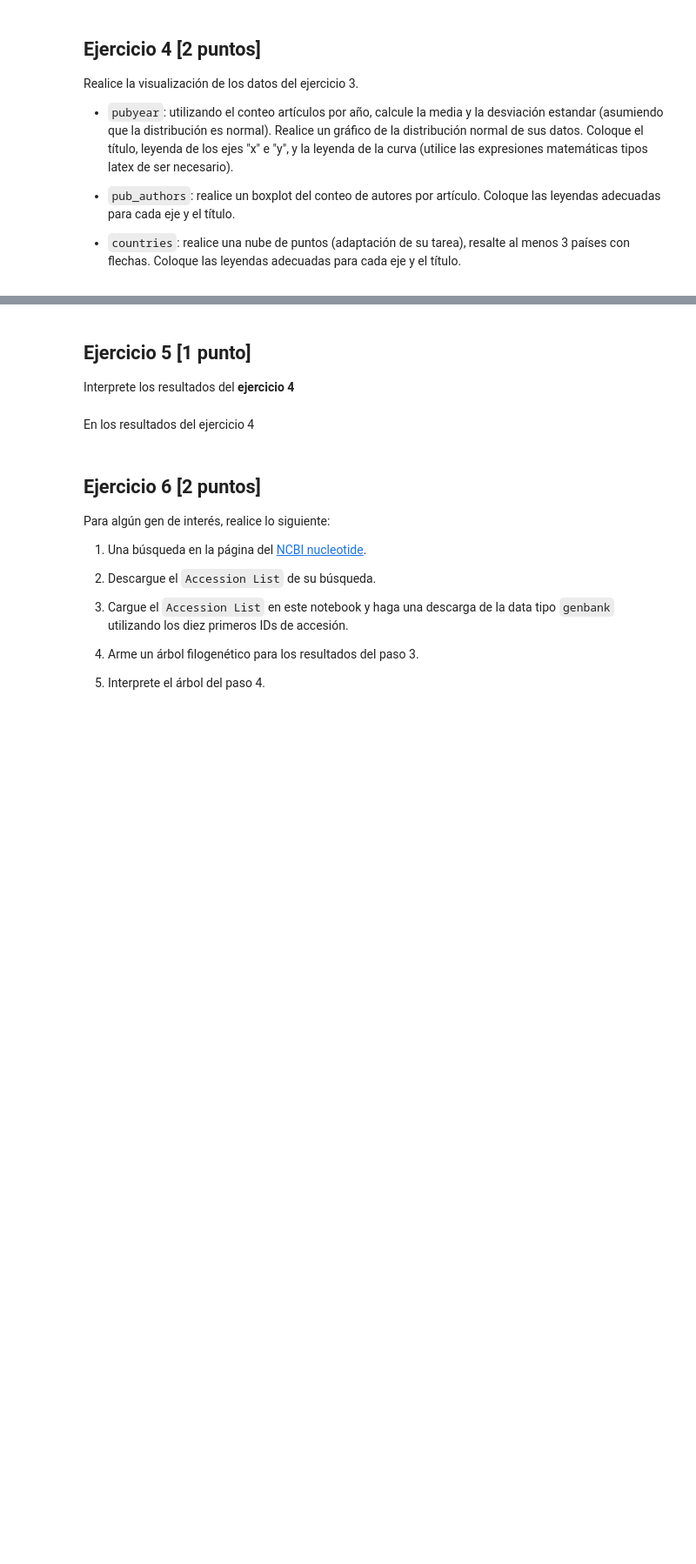
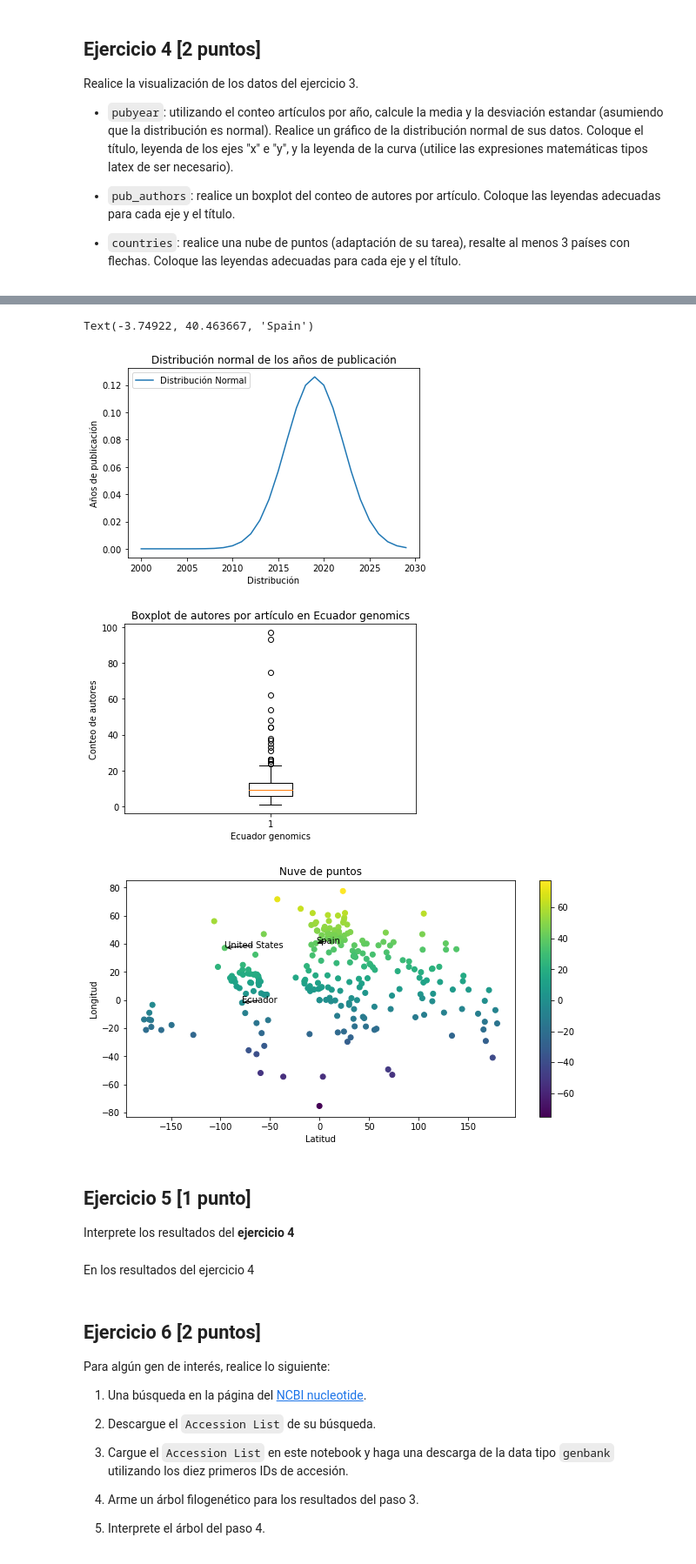
Before and after one commit to LeoPRhon/GBI6_ExamenPython-Leonardo-Proa-o, a Jupyter notebook: 2021II_GBI6_ExamenParcialPython.ipynb, the cells around one changed output, grey strips where cells are left out. Shown: that part at 87% size. Cells and saved outputs as stored; diff of their text form; code cells hidden in the pictures; blank space fills up the shorter version.

Commit message:
Leonardo Proaño ha realizado el ejercicio 4 y agregó la data de Accession List para el ejercicio 6

```diff
--- a/2021II_GBI6_ExamenParcialPython.ipynb
+++ b/2021II_GBI6_ExamenParcialPython.ipynb
@@ -247,0 +155,76 @@ dtype: object
+# %%
+# En el ejercicio 4 se presenta el siguiente código
+import numpy as np
+import matplotlib.pyplot as plt
+import pandas as pd
+from scipy.stats import norm
+
+# df_pub_yer
+pun_year_median = df_pub_year.median(numeric_only=True)
+pub_year_standar_deviation = df_pub_year.std(numeric_only=True)
+
+
+x_axis = np.arange(2000, 2030, 1)
+
+fig1, ax1 = plt.subplots()
+
+label = "Distribución Normal"
+print(pun_year_median)
+ax1.plot(x_axis, norm.pdf(x_axis, pun_year_median[0], pub_year_standar_deviation[0]), label=label)
+ax1.set_title("Distribución normal de los años de publicación")
+ax1.set_xlabel("Distribución")
+ax1.set_ylabel("Años de publicación")
+ax1.legend(loc = "upper left")
+
+
+
+
+# df_pub_authors
+
+df_pub_authors.drop(df_pub_authors[df_pub_authors['num_auth'] > 100].index, inplace=True) # Normalizamos los datos
+df_pub_authors.sort_values(by="num_auth", ascending=False, inplace=True) # Ordenamos
+
+fig2, ax2 = plt.subplots()
+
+ax2.boxplot(df_pub_authors["num_auth"])
+plt.title('Boxplot de autores por artículo en Ecuador genomics')
+plt.xlabel('Ecuador genomics')
+plt.ylabel('Conteo de autores')
+
+
+
+
+
+# df_countries
+
+# Leelos la latitud y longitud de los paises
+countries_lat_lon = pd.read_csv('./data/countries.csv', engine='python', skipfooter=3)
+
+countries_lat_lon['name'] = countries_lat_lon['name'].str.lower()
+countries_lat_lon = countries_lat_lon.rename(columns={'name': 'country_name'})
+
+#countries_lat_lon = countries_lat_lon[countries_lat_lon["name"].isin(df_countries["country"].to_list())]
+
+
+df_countries['country'] = df_countries['country'].str.lower()
+
+df_countries = df_countries.rename(columns={'country': 'country_name'})
+
+joined_data = pd.concat([df_countries, countries_lat_lon]).groupby(['country_name']).sum()
+
+joined_data = joined_data[joined_data['num_auth'].notna()]
+
+
+plt.figure(figsize=(10,5))
+plt.title('Nuve de puntos')
+plt.xlabel('Latitud')
+plt.ylabel('Longitud')
+
+
+plt.scatter(joined_data['longitude'], joined_data['latitude'], c=joined_data['latitude'], marker='o', label='Puntos')
+plt.colorbar()
+
+plt.annotate('Ecuador', xy= (joined_data.loc['ecuador']['longitude'], joined_data.loc['ecuador']['latitude']), arrowprops={'arrowstyle': '->'})
+plt.annotate('United States', xy= (joined_data.loc['united states']['longitude'], joined_data.loc['united states']['latitude']), arrowprops={'arrowstyle': '->'})
+plt.annotate('Spain', xy= (joined_data.loc['spain']['longitude'], joined_data.loc['spain']['latitude']), arrowprops={'arrowstyle': '->'})
+# %% [output]
@@ -248,3 +233,7 @@ dtype: object
+Text(-3.74922, 40.463667, 'Spain')
+[figure, added]
+[figure, added]
+[figure, added]
 # %% [markdown]
 ## Ejercicio 5 [1 punto]
 
```
Also changed, not shown: parts of 4 cells of this notebook, 1 other file.
